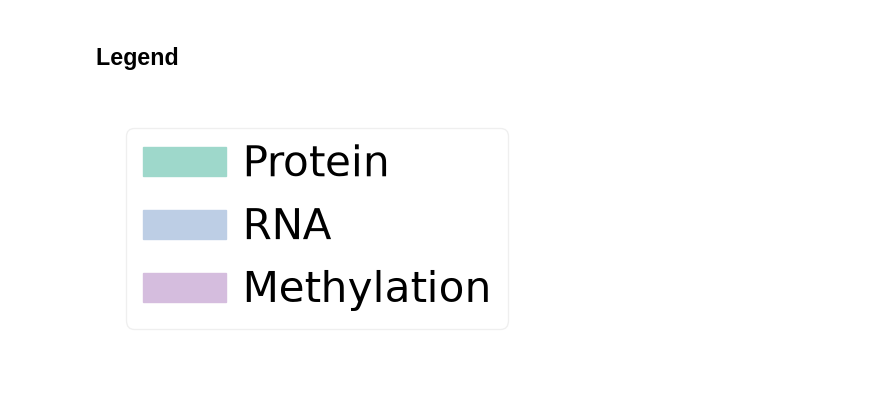
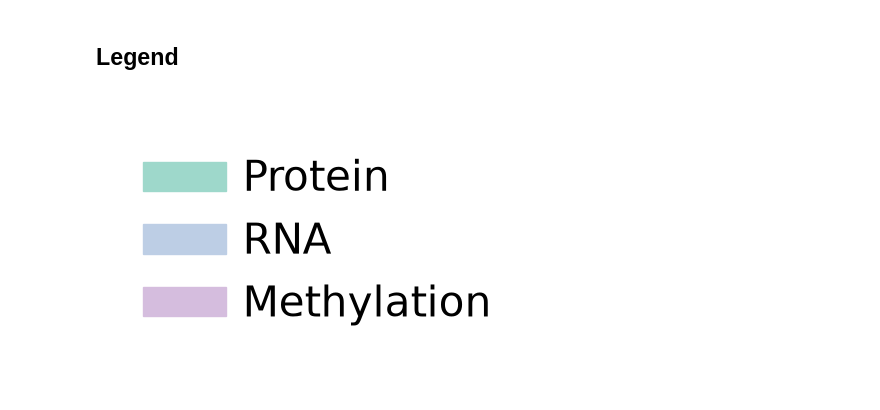
Before and after one commit to MannLabs/alphapepttools-manuscript, a Jupyter notebook: notebooks/main/multimodal/analysis/factor-3-analysis.ipynb, the cells around one changed output. Drawn from its saved outputs; the diff is of its cells as text; code cells hidden in the pictures.

Commit message:
add legend to multimodal barplot

```diff
--- a/notebooks/main/multimodal/analysis/factor-3-analysis.ipynb
+++ b/notebooks/main/multimodal/analysis/factor-3-analysis.ipynb
@@ -164,33 +164,33 @@ ax = axm.next()
 
 
 
 ax.legend(
     handles,
     labels,
     loc="center",
     title=None,
     title_fontproperties={"weight": "bold", "size": fontsize},
     alignment="left",
     fontsize=fontsize,
     facecolor="#ffffff",
     framealpha=0.3,
     ncols=1,
     columnspacing=0.0,
-    frameon=True,
+    frameon=False,
     handletextpad=0.4,
 )
 ax.set_axis_off()
 
-plt.tight_layout()
+# plt.tight_layout()
 
 apt.pl.save_figure(
     fig = fig,
     filename = f"mofa_loadings_factor-{FACTOR}.legend.png",
     output_dir = figure_output_dir,
     dpi = 600,
     transparent = True,
 )
 
 plt.show()
 # %% [output]
-[figure, old version]
+[figure, new version]
```
Also changed, not shown: 1 other file.
